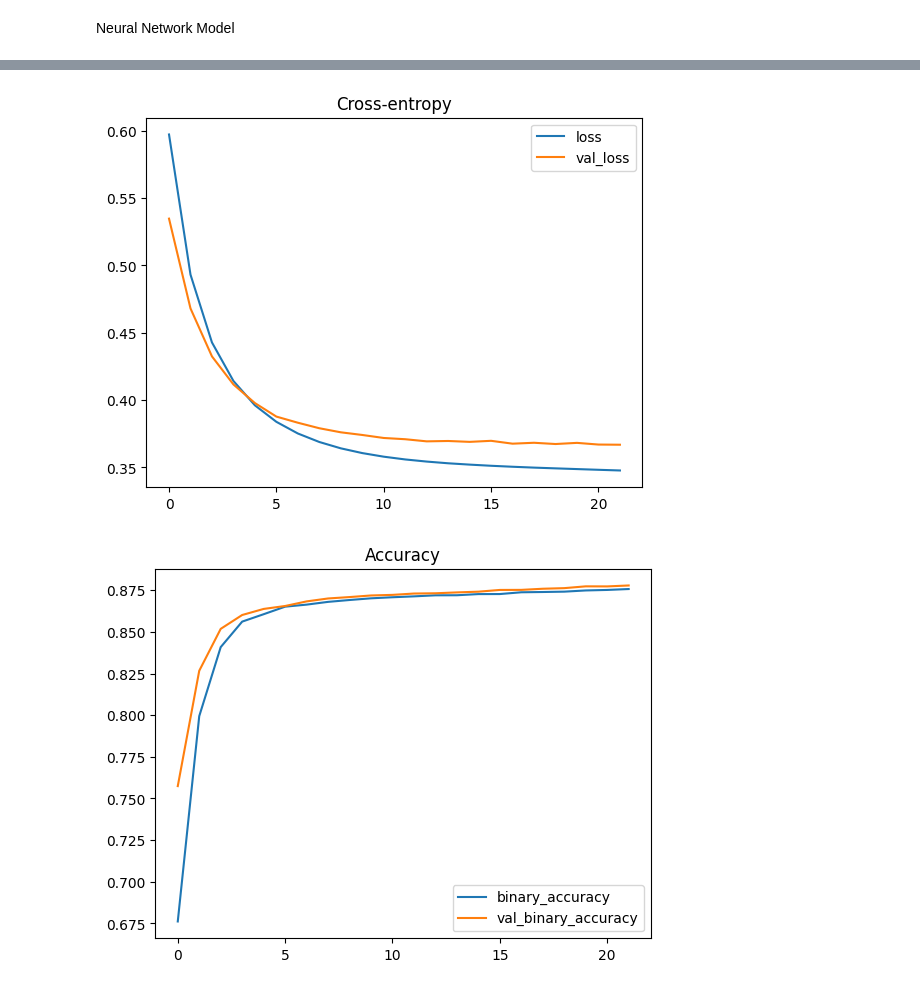
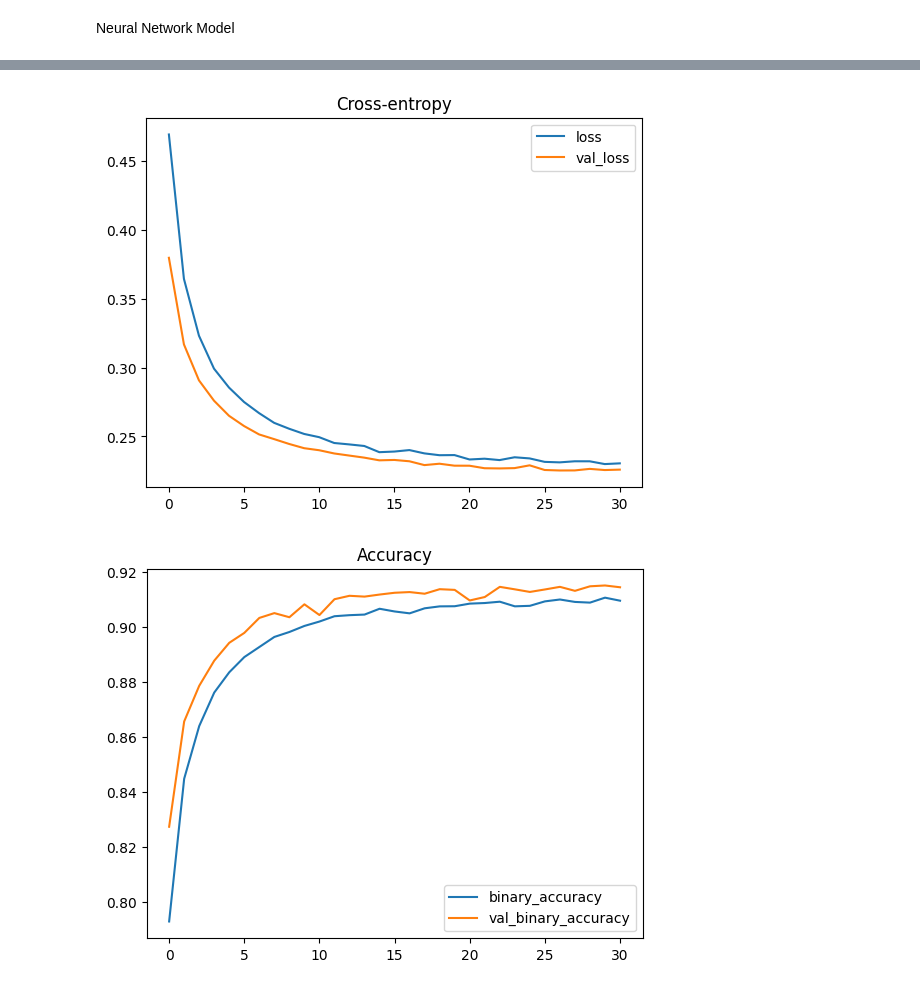
Before and after one commit to Nasz-113/NN-Classification-Diabetes-Health-Database, a Jupyter notebook: NN Classification.ipynb, the cells around one changed output, grey strips where cells are left out. Cells and saved outputs as stored; diff of their text form; code cells hidden in the pictures.

```diff
--- a/NN Classification.ipynb
+++ b/NN Classification.ipynb
@@ -114,11 +112,9 @@ numerical_features = X.select_dtypes(include=['int64', 'float64']).columns.tolis
 categorical_features = X.select_dtypes(include=['object', 'category']).columns.tolist()
 
 transformer_num = make_pipeline(
-    SimpleImputer(strategy="constant"), # there are a few missing values
     StandardScaler(),
 )
 transformer_cat = make_pipeline(
-    SimpleImputer(strategy="constant", fill_value="NA"),
     OneHotEncoder(handle_unknown='ignore'),
 )
 
@@ -127,11 +123,17 @@ preprocessor = make_column_transformer(
     (transformer_cat, categorical_features),
 )
 
-# stratify - make sure classes are evenly represented across splits
-X_train, X_valid, y_train, y_valid = train_test_split(X, y_binary, stratify=y_binary, train_size=0.75)
+X_train_full, X_test, y_train_full, y_test = train_test_split(
+    X, y_binary, stratify=y_binary, train_size=0.8, random_state=42
+)
+X_train, X_valid, y_train, y_valid = train_test_split(
+    X_train_full, y_train_full, stratify=y_train_full, train_size=0.75, random_state=42
+)
+print(f"Train: {X_train.shape}, Valid: {X_valid.shape}, Test: {X_test.shape}")
 
 X_train = preprocessor.fit_transform(X_train)
 X_valid = preprocessor.transform(X_valid)
+X_test = preprocessor.transform(X_test)
 
 input_shape = [X_train.shape[1]]
 print(input_shape)
@@ -141,15 +144,20 @@ print(input_shape)
 Neural Network Model
 # %%
 NN_Classification = keras.Sequential([
-    # layers.BatchNormalization(input_shape=input_shape),
-    # layers.Dense()
+    layers.BatchNormalization(input_shape=input_shape),
+    layers.Dense(128, activation='relu'),
+    layers.BatchNormalization(),
+    layers.Dropout(0.3),
+    layers.Dense(128, activation='relu'),
+    layers.BatchNormalization(),
+    layers.Dropout(0.3),
     layers.Dense(1, activation='sigmoid')
 ])
 
 NN_Classification.compile(
     optimizer='adam',
     loss='binary_crossentropy',
-    metrics=['binary_accuracy','F1Score', 'Precision', 'Recall']
+    metrics=['binary_accuracy']
 )
 # %%
 early_stopping = keras.callbacks.EarlyStopping(
@@ -158,19 +166,11 @@ early_stopping = keras.callbacks.EarlyStopping(
     restore_best_weights=True,
 )
 
-class_weights = class_weight.compute_class_weight(
-    class_weight='balanced',
-    classes=np.unique(y_train),
-    y=y_train
-)
-class_weights = dict(enumerate(class_weights))
-
 history = NN_Classification.fit(
     X_train, y_train,
     validation_data=(X_valid,y_valid),
     batch_size=512,
     epochs=200,
-    class_weight=class_weights,
     callbacks=[early_stopping],
 )
 # %% [output]
@@ -195,8 +195,5 @@ Epoch 22/200
 history_df = pd.DataFrame(history.history)
 history_df.loc[:, ['loss', 'val_loss']].plot(title="Cross-entropy")
 history_df.loc[:, ['binary_accuracy', 'val_binary_accuracy']].plot(title="Accuracy")
-history_df.loc[:, ['F1Score', 'val_F1Score']].plot(title="F1Score")
-history_df.loc[:, ['Precision', 'val_Precision']].plot(title="Precision")
-history_df.loc[:, ['Recall', 'val_Recall']].plot(title="Recall")
 print("Minimum Validation Loss: {:0.4f}".format(history_df['val_loss'].min()));
 # %% [output]
@@ -204,2 +201,2 @@ Minimum Validation Loss: 0.3669
-[figure, old version]
+[figure, new version]
-[figure, old version]
+[figure, new version]
```
Also changed, not shown: parts of 5 cells of this notebook.
